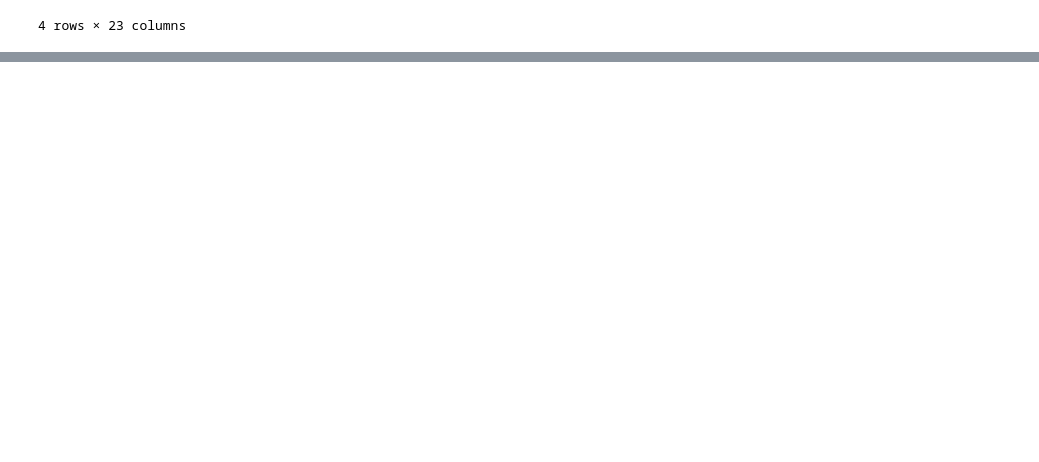
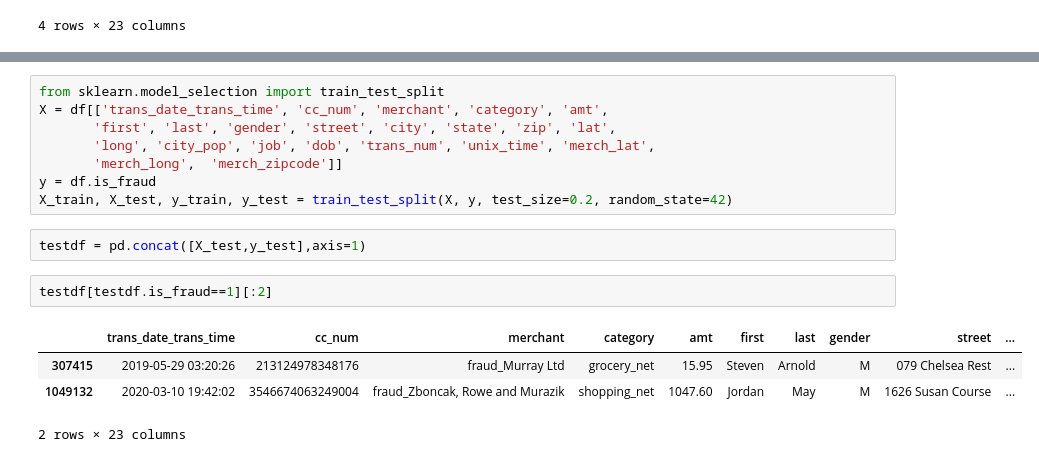
Before and after one commit to ZeeTsing/IS5126_final_group, a Jupyter notebook: notebook/Quickstart Kaggle data + simple EDA.ipynb, the cells around one changed output, grey strips where cells are left out. Saved outputs shown, nothing was run; the diff lists cells and outputs as text; blank space fills up the shorter version.

```diff
--- a/notebook/Quickstart Kaggle data + simple EDA.ipynb
+++ b/notebook/Quickstart Kaggle data + simple EDA.ipynb
@@ -248,0 +261,17 @@ sample_df
+# %%
+from sklearn.model_selection import train_test_split
+X = df[['trans_date_trans_time', 'cc_num', 'merchant', 'category', 'amt',
+       'first', 'last', 'gender', 'street', 'city', 'state', 'zip', 'lat',
+       'long', 'city_pop', 'job', 'dob', 'trans_num', 'unix_time', 'merch_lat',
+       'merch_long',  'merch_zipcode']]
+y = df.is_fraud
+X_train, X_test, y_train, y_test = train_test_split(X, y, test_size=0.2, random_state=42)
+# %%
+testdf = pd.concat([X_test,y_test],axis=1)
+# %%
+testdf[testdf.is_fraud==1][:2]
+# %% [output]
+|  | trans_date_trans_time | cc_num | merchant | category | amt | first | last | gender | street | ... |
+| 307415 | 2019-05-29 03:20:26 | 213124978348176 | fraud_Murray Ltd | grocery_net | 15.95 | Steven | Arnold | M | 079 Chelsea Rest | ... |
+| 1049132 | 2020-03-10 19:42:02 | 3546674063249004 | fraud_Zboncak, Rowe and Murazik | shopping_net | 1047.60 | Jordan | May | M | 1626 Susan Course | ... |
+2 rows × 23 columns
```
Also changed, not shown: parts of 4 cells of this notebook.
